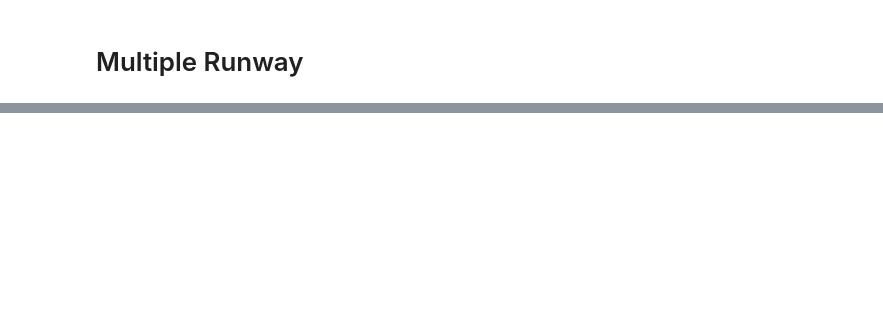
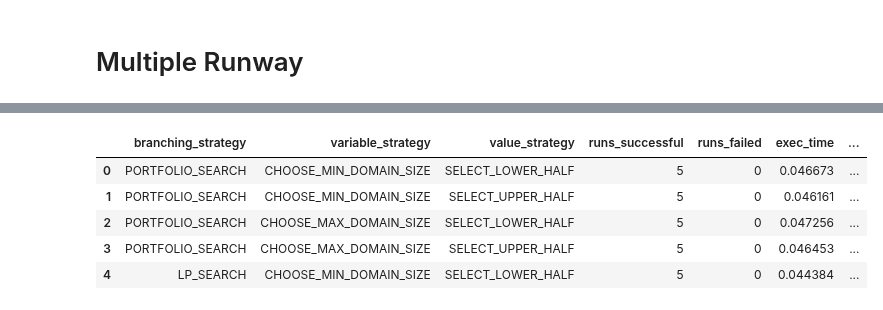
Before and after one commit to brunomfernandes45/aircraft-landings-scheduling, a Jupyter notebook: src/report.ipynb, the cells around one changed output, grey strips where cells are left out. Drawn from its saved outputs; the diff is of its cells as text; code cells hidden in the pictures; blank space fills up the shorter version.

Commit message:
dataframes

```diff
--- a/src/report.ipynb
+++ b/src/report.ipynb
@@ -336,6 +320,12 @@ Testing combination: Branching=PORTFOLIO_SEARCH, Variable=CHOOSE_MIN_DOMAIN_SIZE
 # %%
 import itertools
 from ortools.sat.python import cp_model
+
+# Assuming you have already defined the following functions:
+# - solve_multiple_runways_cp
+# - performance_CP
+
+# Mapping strategies to their corresponding names
 branching_strategies = [
     (cp_model.PORTFOLIO_SEARCH, "PORTFOLIO_SEARCH"),
     (cp_model.LP_SEARCH, "LP_SEARCH"),
@@ -356,7 +346,7 @@ values_strategies = [
 num_runs = 5
 
 # Prepare to store the results
-results_multiple = []
+results_cp_multiple = []
 
 # Generate all possible combinations of strategies
 all_combinations = list(itertools.product(branching_strategies, variables_strategies, values_strategies))
@@ -398,7 +388,6 @@ for (branching_strategy, branching_name), (var_strategy, var_name), (val_strateg
                 planes_data,
                 separation_times,
                 decision_strategies=decision_strategies_multiple,
-                hint=True,
                 search_strategy=branching_strategy
             )
 
@@ -444,7 +433,7 @@ for (branching_strategy, branching_name), (var_strategy, var_name), (val_strateg
         if non_numeric_metrics:
             result["non_numeric_metrics"] = ", ".join(non_numeric_metrics)
 
-        results_multiple.append(result)
+        results_cp_multiple.append(result)
     else:
         # All runs failed for this combination
         error_result = {
@@ -455,11 +444,11 @@ for (branching_strategy, branching_name), (var_strategy, var_name), (val_strateg
             "runs_failed": num_runs,
             "error": "All runs failed."
         }
-        results_multiple.append(error_result)
+        results_cp_multiple.append(error_result)
 
 # Optional: Print the averaged results for verification
 print("\nAveraged Results for All Combinations (Multiple Runways):")
-for res in results_multiple:
+for res in results_cp_multiple:
     print(res)
 # %% [output]
 Testing combination: Branching=PORTFOLIO_SEARCH, Variable=CHOOSE_MIN_DOMAIN_SIZE, Value=SELECT_LOWER_HALF
@@ -481,0 +538,9 @@ Testing combination: Branching=PORTFOLIO_SEARCH, Variable=CHOOSE_MIN_DOMAIN_SIZE
+# %%
+df_cp_multiple.head()
+# %% [output]
+|  | branching_strategy | variable_strategy | value_strategy | runs_successful | runs_failed | exec_time | ... |
+| 0 | PORTFOLIO_SEARCH | CHOOSE_MIN_DOMAIN_SIZE | SELECT_LOWER_HALF | 5 | 0 | 0.046673 | ... |
+| 1 | PORTFOLIO_SEARCH | CHOOSE_MIN_DOMAIN_SIZE | SELECT_UPPER_HALF | 5 | 0 | 0.046161 | ... |
+| 2 | PORTFOLIO_SEARCH | CHOOSE_MAX_DOMAIN_SIZE | SELECT_LOWER_HALF | 5 | 0 | 0.047256 | ... |
+| 3 | PORTFOLIO_SEARCH | CHOOSE_MAX_DOMAIN_SIZE | SELECT_UPPER_HALF | 5 | 0 | 0.046453 | ... |
+| 4 | LP_SEARCH | CHOOSE_MIN_DOMAIN_SIZE | SELECT_LOWER_HALF | 5 | 0 | 0.044384 | ... |
```
Also changed, not shown: parts of 12 cells of this notebook.
